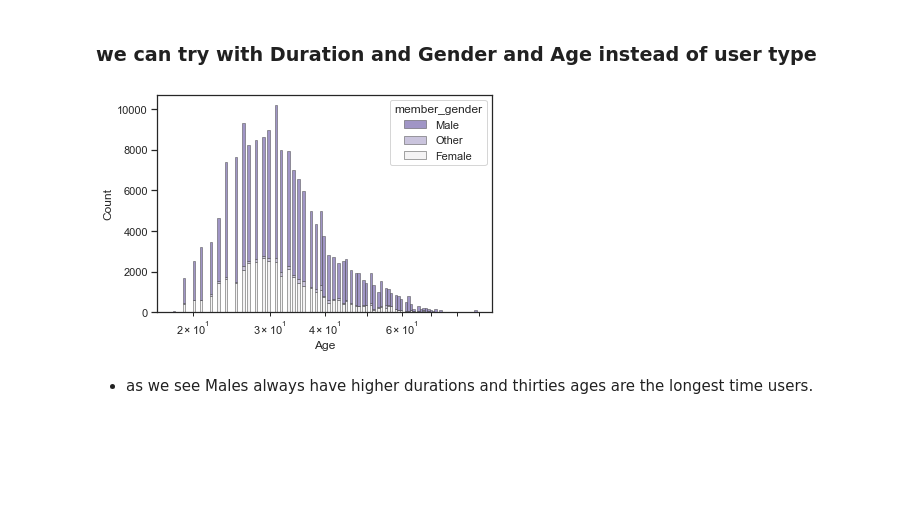
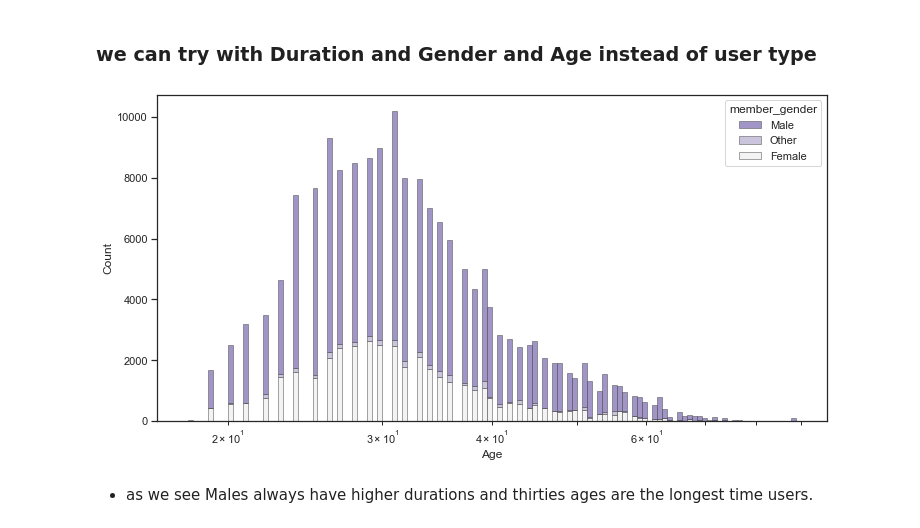
Before and after one commit to Theabdelkader/Communicate-Data-Findings-Ford-GoBike-System, a Jupyter notebook: exploration_template.ipynb, the cells around one changed output. Saved outputs shown, nothing was run; the diff lists cells and outputs as text; code cells hidden in the pictures; blank space fills up the shorter version.

```diff
--- a/exploration_template.ipynb
+++ b/exploration_template.ipynb
@@ -628,21 +628,18 @@ g.legend.set_title("");
 ### we can try with Duration and Gender and Age instead of user type
 # %%
 # as in this examble https://seaborn.pydata.org/examples/histogram_stacked.html
+plt.figure(figsize=(12,6));
 sb.set_theme(style="ticks")
-
-
-
-
 sb.histplot(
     df,
     x="Age", hue="member_gender",
     multiple="stack",
     palette="light:m_r",
     edgecolor=".3",
     linewidth=.5,
     log_scale=True,
 );
 # %% [output]
-[figure, old version]
+[figure, new version]
 # %% [markdown]
 - as we see Males always have higher durations and thirties ages are the longest time users.
```
Also changed, not shown: parts of 2 cells of this notebook.
